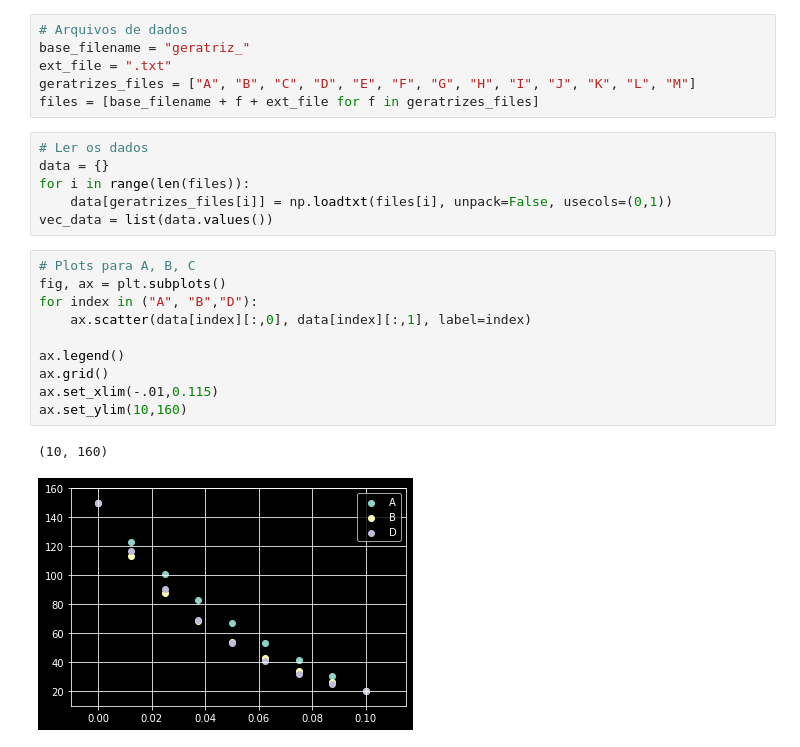
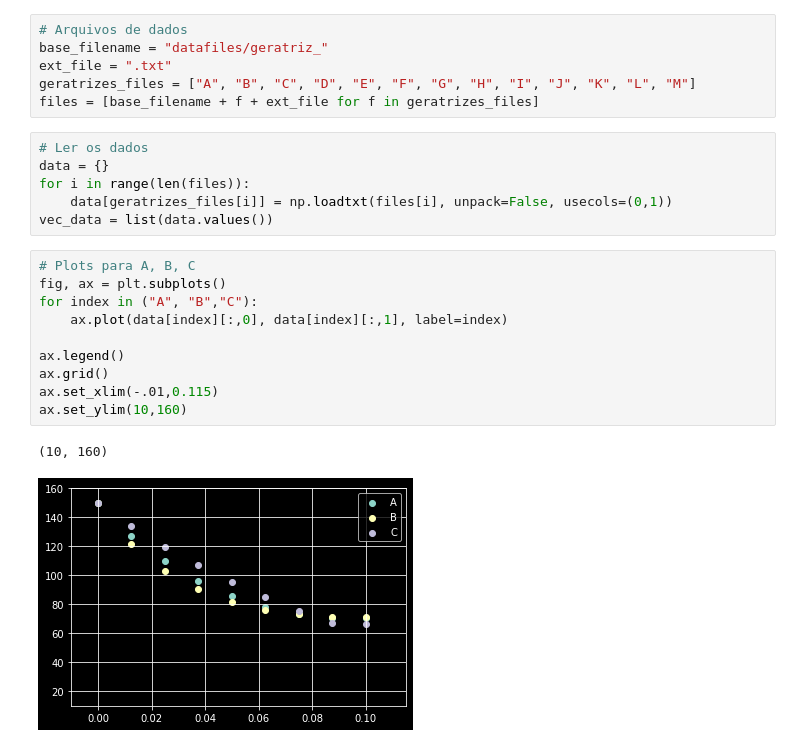
Before and after one commit to marcusbfs/AletasFT, a Jupyter notebook: plots/notebook.ipynb, the cells around one changed output. Drawn from its saved outputs; the diff is of its cells as text.

```diff
--- a/plots/notebook.ipynb
+++ b/plots/notebook.ipynb
@@ -3,7 +3,7 @@ import numpy as np
 import matplotlib.pyplot as plt
 # %%
 # Arquivos de dados
-base_filename = "geratriz_"
+base_filename = "datafiles/geratriz_"
 ext_file = ".txt"
 geratrizes_files = ["A", "B", "C", "D", "E", "F", "G", "H", "I", "J", "K", "L", "M"]
 files = [base_filename + f + ext_file for f in geratrizes_files]
@@ -16,13 +16,13 @@ vec_data = list(data.values())
 # %%
 # Plots para A, B, C
 fig, ax = plt.subplots()
-for index in ("A", "B","D"):
-    ax.scatter(data[index][:,0], data[index][:,1], label=index)
+for index in ("A", "B","C"):
+    ax.plot(data[index][:,0], data[index][:,1], label=index)
 
 ax.legend()
 ax.grid()
 ax.set_xlim(-.01,0.115)
 ax.set_ylim(10,160)
 # %% [output]
 (10, 160)
-[figure, old version]
+[figure, new version]
```
Also changed, not shown: 41 other files.
